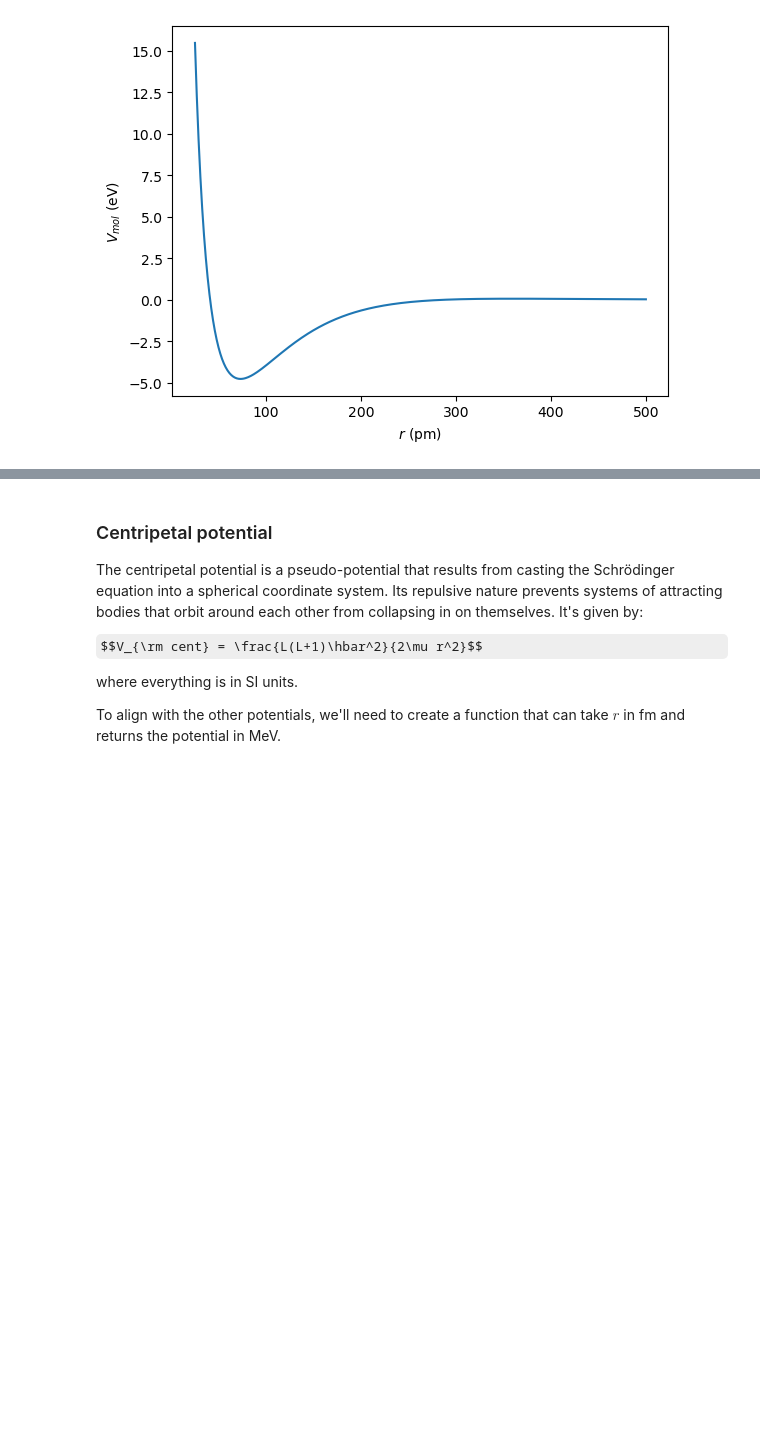
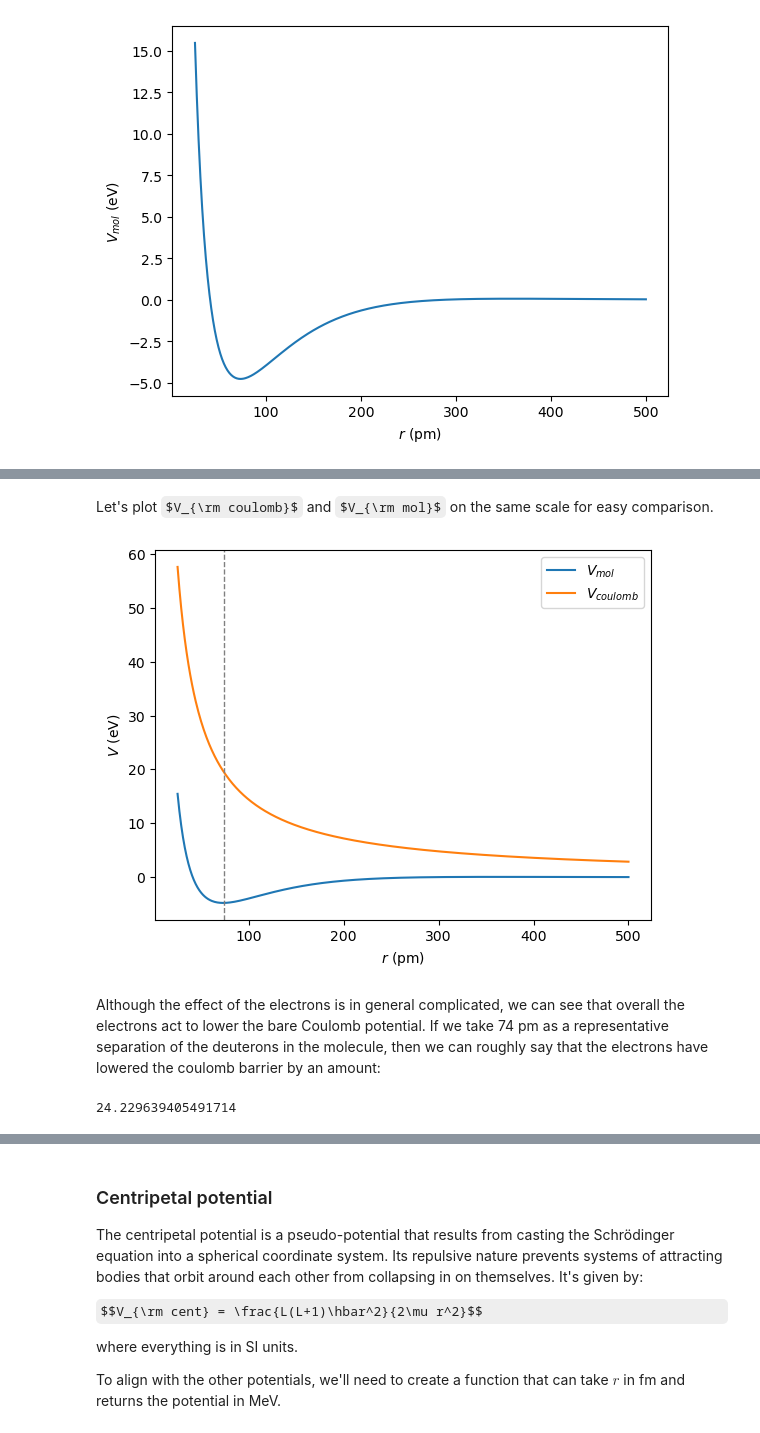
Before and after one commit to project-ida/nuclear-reactions, a Jupyter notebook: fusion-rates.ipynb, the cells around one changed output, grey strips where cells are left out. Saved outputs shown, nothing was run; the diff lists cells and outputs as text; code cells hidden in the pictures; some formulas as TeX source; blank space fills up the shorter version.

```diff
--- a/fusion-rates.ipynb
+++ b/fusion-rates.ipynb
@@ -14,6 +14,8 @@ from scipy.integrate import simps, trapz
 pd.set_option('display.max_rows', 300)  # or None to display an unlimited number of rows
 # %%
 # Constants
+e = 1.602176634e-19 # charge on the electron
+eps0 = 8.85418782e-12 # permitivity of free space
 hbar = 1.054571817e-34
 amu = 1.66053906892e-27 # 1 amu in kg
 a0 = 0.529177210903e-10 # bohr radius in m
@@ -173,0 +190,35 @@ plt.show()
+# %%
+# Coulomb potential in MeV with r in fm
+def V_coulomb(r_fm):
+    return e**2/(4 * np.pi * eps0 * r_fm*1e-15) * J_to_eV / 1e6
+# %% [markdown]
+Let's plot $V_{\rm coulomb}$ and $V_{\rm mol}$ on the same scale for easy comparison.
+# %%
+# Range for r in pm for plotting and fm for the potential functions
+r_pm = np.linspace(25, 500, 500)
+r_fm = r_pm*1000
+
+# Calculate V_mol in MeV
+V_coulomb_values = V_coulomb(r_fm)
+
+# Calculate V_mol in MeV
+V_mol_values = V_mol(r_fm)
+
+# Plot
+plt.figure()
+plt.plot(r_pm, V_mol_values*1e6, label=r"$V_{mol}$")
+plt.plot(r_pm, V_coulomb_values*1e6, label=r"$V_{coulomb}$")
+plt.xlabel(r"$r$ (pm)")
+plt.ylabel(r"$V}$ (eV)")
+plt.axvline(x=74, color="grey", linestyle='--', linewidth=1)
+plt.legend()
+# plt.savefig("mol-coulomb-potential-D2.png", dpi=600)
+plt.show()
+# %% [output]
+[figure, added]
+# %% [markdown]
+Although the effect of the electrons is in general complicated, we can see that overall the electrons act to lower the bare Coulomb potential. If we take 74 pm as a representative separation of the deuterons in the molecule, then we can roughly say that the electrons have lowered the coulomb barrier by an amount:
+# %%
+(V_coulomb(74000) - V_mol(74000))*1e6 # this is in eV
+# %% [output]
+24.229639405491714
```
Also changed, not shown: parts of 49 cells of this notebook, 1 other file.
